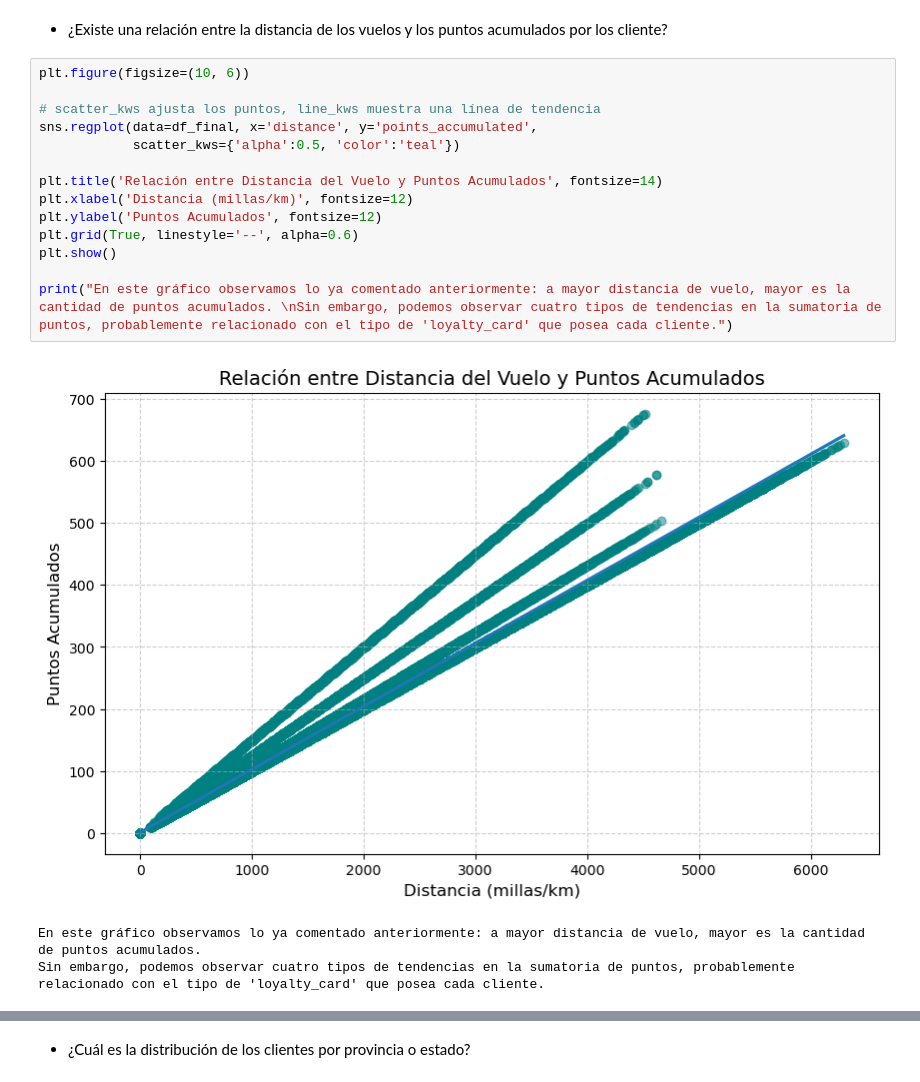
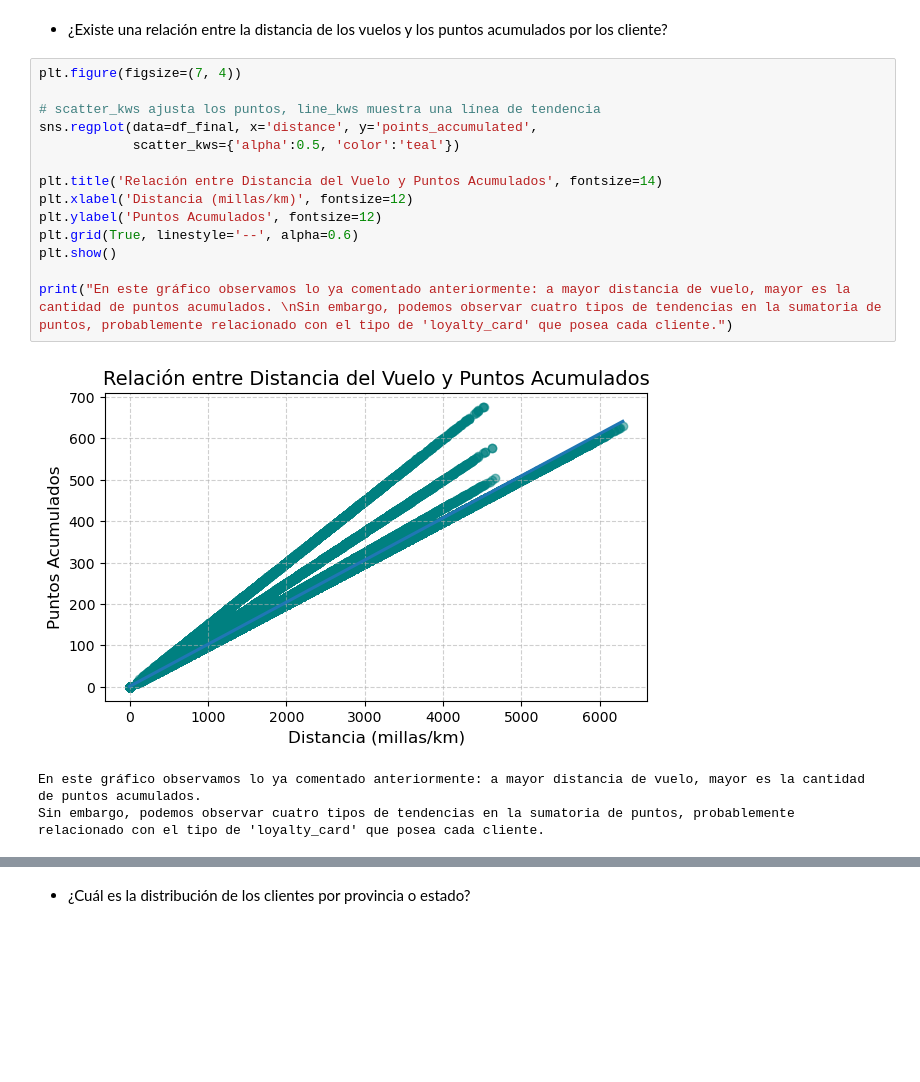
Before and after one commit to Adalab/bda-modulo-3-evaluacion-final-PatriciaAnaya, a Jupyter notebook: bda-modulo-3-evaluacion-final-PatriciaAnaya.ipynb, the cells around one changed output, grey strips where cells are left out. Cells and saved outputs as stored; diff of their text form; blank space fills up the shorter version.

```diff
--- a/bda-modulo-3-evaluacion-final-PatriciaAnaya.ipynb
+++ b/bda-modulo-3-evaluacion-final-PatriciaAnaya.ipynb
@@ -639,21 +639,21 @@ También se observa un claro aumento en el mes de diciembre, coincidiendo con é
 # %% [markdown]
 - ¿Existe una relación entre la distancia de los vuelos y los puntos acumulados por los cliente?
 # %%
-plt.figure(figsize=(10, 6))
+plt.figure(figsize=(7, 4))
 
 # scatter_kws ajusta los puntos, line_kws muestra una línea de tendencia
 sns.regplot(data=df_final, x='distance', y='points_accumulated',
             scatter_kws={'alpha':0.5, 'color':'teal'})
 
 plt.title('Relación entre Distancia del Vuelo y Puntos Acumulados', fontsize=14)
 plt.xlabel('Distancia (millas/km)', fontsize=12)
 plt.ylabel('Puntos Acumulados', fontsize=12)
 plt.grid(True, linestyle='--', alpha=0.6)
 plt.show()
 
 print("En este gráfico observamos lo ya comentado anteriormente: a mayor distancia de vuelo, mayor es la cantidad de puntos acumulados. \nSin embargo, podemos observar cuatro tipos de tendencias en la sumatoria de puntos, probablemente relacionado con el tipo de 'loyalty_card' que posea cada cliente.")
 # %% [output]
-[figure, old version]
+[figure, new version]
 En este gráfico observamos lo ya comentado anteriormente: a mayor distancia de vuelo, mayor es la cantidad de puntos acumulados.
 Sin embargo, podemos observar cuatro tipos de tendencias en la sumatoria de puntos, probablemente relacionado con el tipo de 'loyalty_card' que posea cada cliente.
 # %%
```
Also changed, not shown: parts of 7 cells of this notebook.
